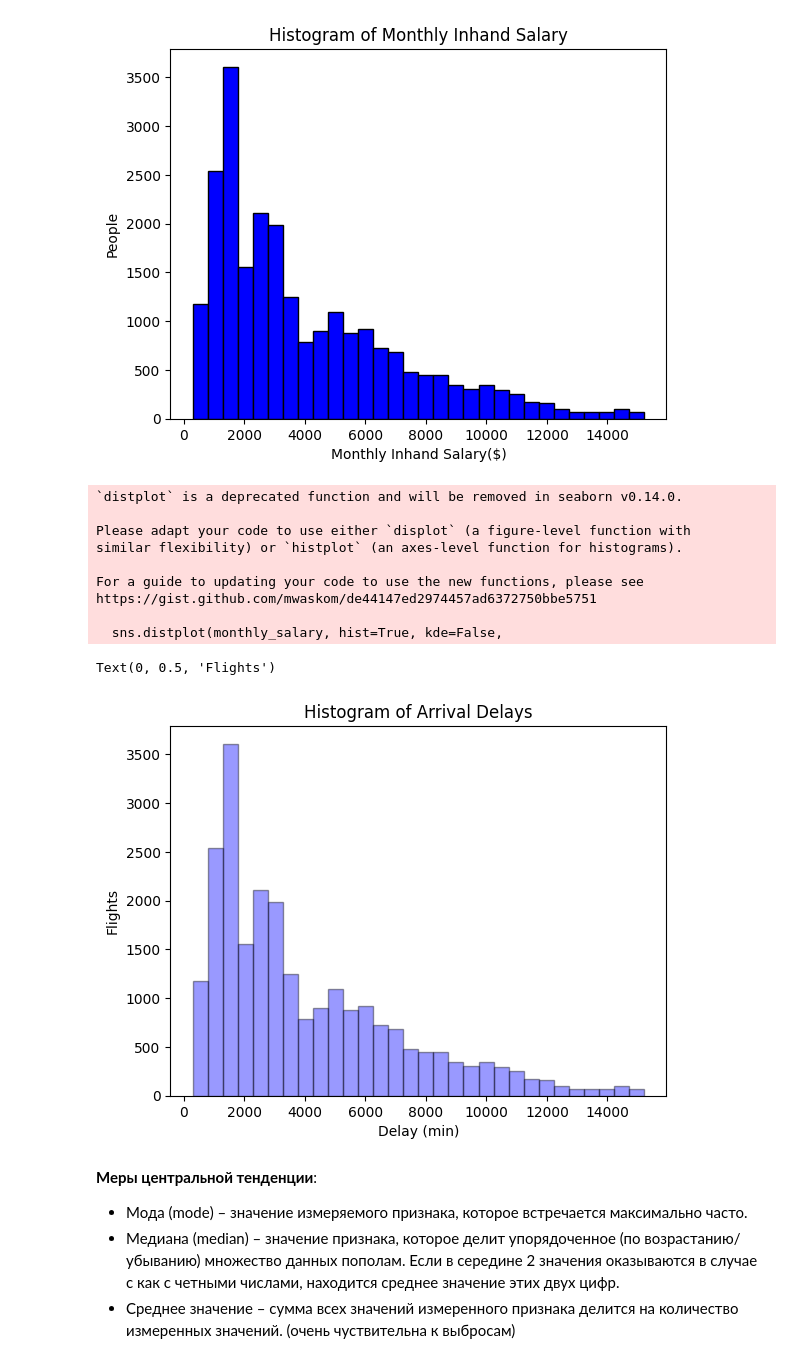
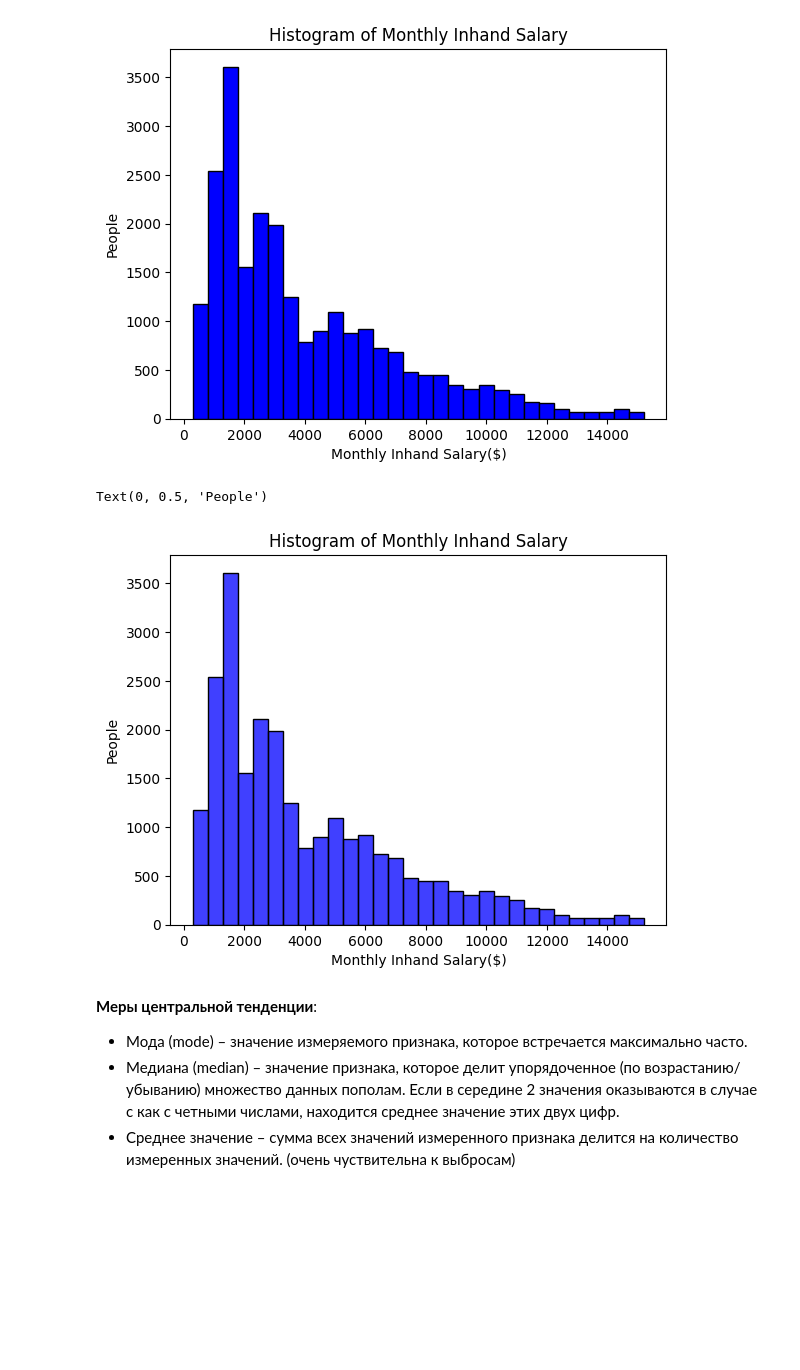
Before and after one commit to AndMarina/analyste_project, a Jupyter notebook: math_statistic_basic/introduction.ipynb, the cells around one changed output. Drawn from its saved outputs; the diff is of its cells as text; code cells hidden in the pictures; blank space fills up the shorter version.

```diff
--- a/math_statistic_basic/introduction.ipynb
+++ b/math_statistic_basic/introduction.ipynb
@@ -190,24 +203,15 @@ Text(0, 0.5, 'People')
 [figure]
 # %%
 
-sns.distplot(monthly_salary, hist=True, kde=False,
-             bins=int(150/5), color = 'blue',
-             hist_kws={'edgecolor':'black'})
+sns.histplot(monthly_salary, kde=False,
+             bins=int(150/5), color = 'blue')
 
-plt.title('Histogram of Arrival Delays')
-plt.xlabel('Delay (min)'); plt.ylabel('Flights')
+plt.title('Histogram of Monthly Inhand Salary')
+plt.xlabel('Monthly Inhand Salary($)')
+plt.ylabel('People')
 # %% [output]
-`distplot` is a deprecated function and will be removed in seaborn v0.14.0.
-
-Please adapt your code to use either `displot` (a figure-level function with
-similar flexibility) or `histplot` (an axes-level function for histograms).
-
-For a guide to updating your code to use the new functions, please see
-https://gist.github.com/mwaskom/de44147ed2974457ad6372750bbe5751
-
-  sns.distplot(monthly_salary, hist=True, kde=False,
+Text(0, 0.5, 'People')
-Text(0, 0.5, 'Flights')
-[figure, old version]
+[figure, new version]
 # %% [markdown]
 __Меры центральной тенденции__:
 - Мода (mode) – значение измеряемого признака, которое встречается максимально часто.
```
Also changed, not shown: parts of 27 cells of this notebook.
